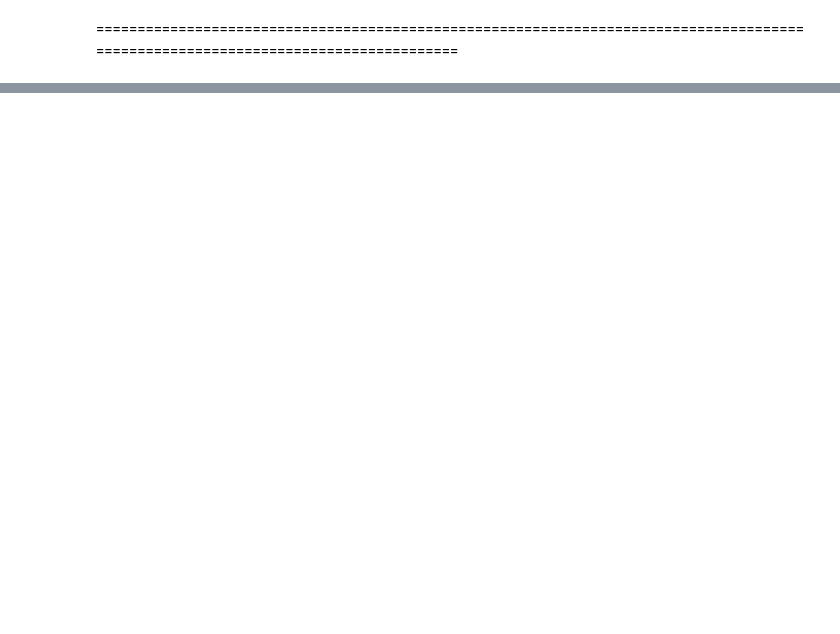
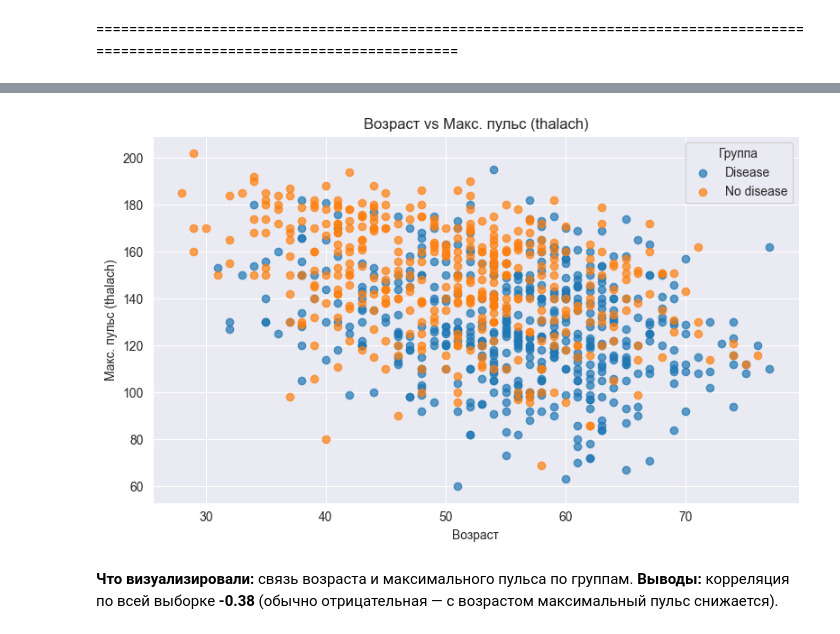
Before and after one commit to b4lk4r/YPP, a Jupyter notebook: laba_2/sample.ipynb, the cells around one changed output, grey strips where cells are left out. Saved outputs shown, nothing was run; the diff lists cells and outputs as text; code cells hidden in the pictures; blank space fills up the shorter version.

```diff
--- a/laba_2/sample.ipynb
+++ b/laba_2/sample.ipynb
@@ -188,0 +299,25 @@ plt.show()
+# %%
+# График 2: Scatter Age vs Thalach по группам target
+plt.figure()
+for label, grp in df.groupby('target_label'):
+    plt.scatter(grp[C['age']], grp[C['thalach']], alpha=0.7, label=label)
+
+plt.title('Возраст vs Макс. пульс (thalach)')
+plt.xlabel('Возраст')
+plt.ylabel('Макс. пульс (thalach)')
+plt.legend(title='Группа')
+plt.tight_layout()
+plt.show()
+
+# Корреляция между возрастом и максимальным пульсом
+corr = df[[C['age'], C['thalach']]].dropna().corr().iloc[0, 1]
+
+display(Markdown(f"""
+**Что визуализировали:** связь возраста и максимального пульса по группам.
+**Выводы:** корреляция по всей выборке **{corr:.2f}** (обычно отрицательная — с возрастом максимальный пульс снижается).
+"""))
+# %% [output]
+[figure, added]
+
+**Что визуализировали:** связь возраста и максимального пульса по группам.
+**Выводы:** корреляция по всей выборке **-0.38** (обычно отрицательная — с возрастом максимальный пульс снижается).
```
Also changed, not shown: parts of 7 cells of this notebook.
